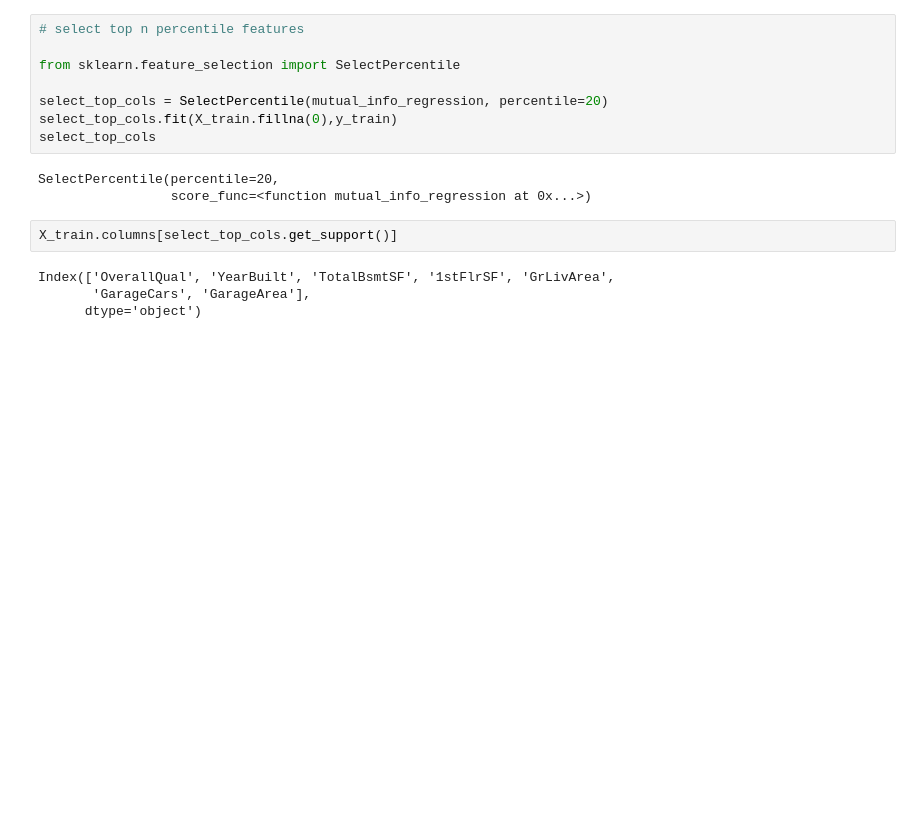
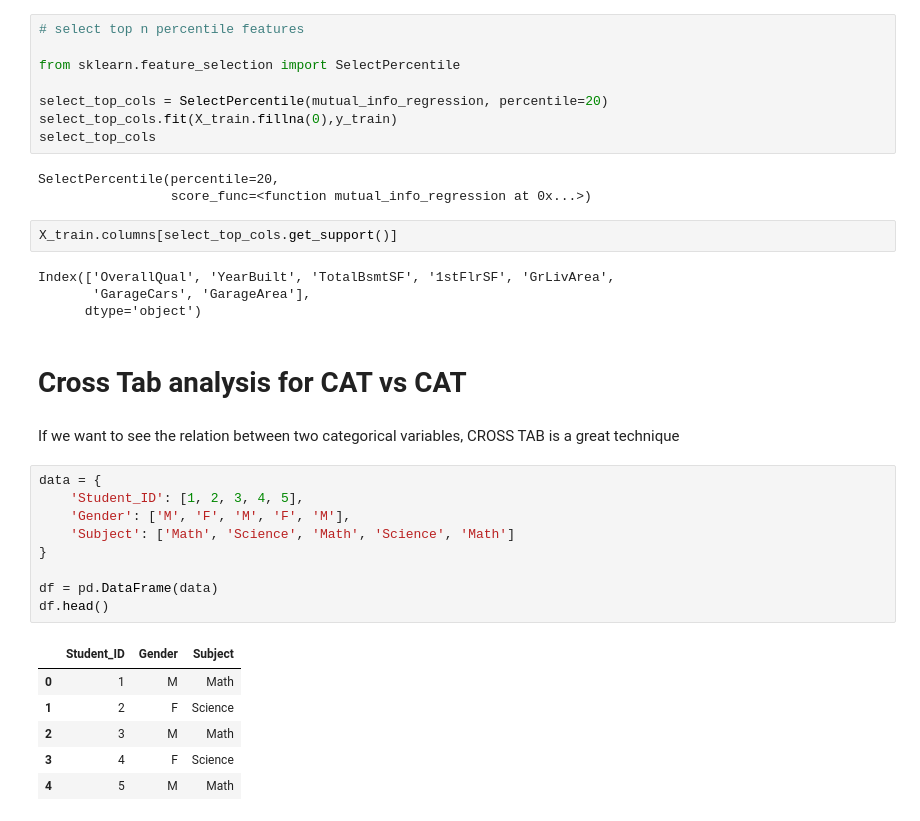
Before and after one commit to beercafeguy/ml-yard, a Jupyter notebook: notebooks/feature-selection/demo.ipynb, the cells around one changed output. Saved outputs shown, nothing was run; the diff lists cells and outputs as text; blank space fills up the shorter version.

```diff
--- a/notebooks/feature-selection/demo.ipynb
+++ b/notebooks/feature-selection/demo.ipynb
@@ -482,3 +482,23 @@ X_train.columns[select_top_cols.get_support()]
 Index(['OverallQual', 'YearBuilt', 'TotalBsmtSF', '1stFlrSF', 'GrLivArea',
        'GarageCars', 'GarageArea'],
       dtype='object')
+# %% [markdown]
+# Cross Tab analysis for CAT vs CAT
+# %% [markdown]
+If we want to see the relation between two categorical variables, CROSS TAB is a great technique
+# %%
+data = {
+    'Student_ID': [1, 2, 3, 4, 5],
+    'Gender': ['M', 'F', 'M', 'F', 'M'],
+    'Subject': ['Math', 'Science', 'Math', 'Science', 'Math']
+}
+
+df = pd.DataFrame(data)
+df.head()
+# %% [output]
+|  | Student_ID | Gender | Subject |
+| 0 | 1 | M | Math |
+| 1 | 2 | F | Science |
+| 2 | 3 | M | Math |
+| 3 | 4 | F | Science |
+| 4 | 5 | M | Math |
```
Also changed, not shown: parts of 4 cells of this notebook.
